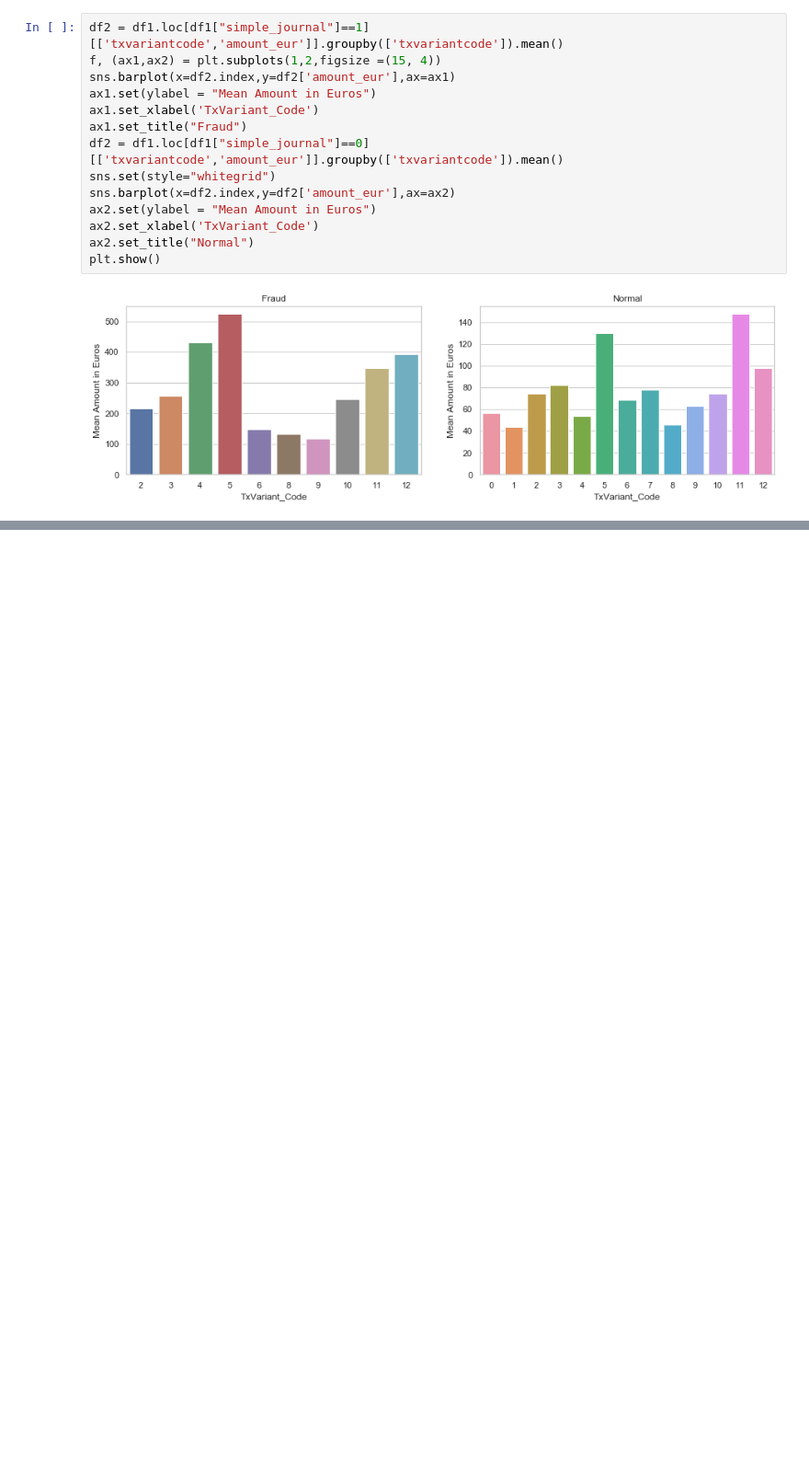
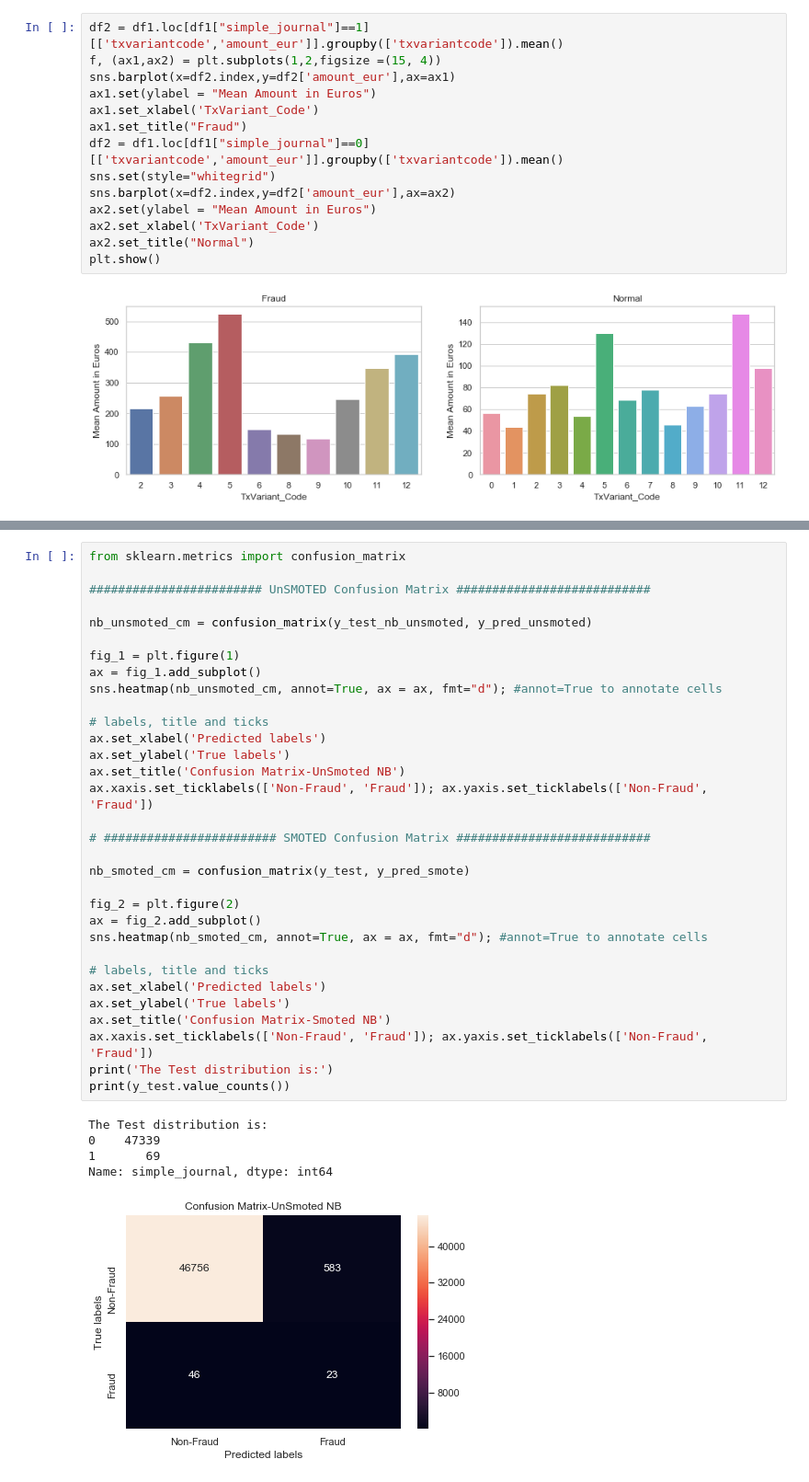
Before and after one commit to adityakunar/cda-2021, a Jupyter notebook: Assignment-1/Lab1_Master.ipynb, the cells around one changed output, grey strips where cells are left out. Shown at 92% size. Cells and saved outputs as stored; diff of their text form; blank space fills up the shorter version.

```diff
--- a/Assignment-1/Lab1_Master.ipynb
+++ b/Assignment-1/Lab1_Master.ipynb
@@ -316,0 +540,38 @@ plt.show()
+# %%
+from sklearn.metrics import confusion_matrix
+
+######################## UnSMOTED Confusion Matrix ###########################
+
+nb_unsmoted_cm = confusion_matrix(y_test_nb_unsmoted, y_pred_unsmoted)
+
+fig_1 = plt.figure(1)
+ax = fig_1.add_subplot()
+sns.heatmap(nb_unsmoted_cm, annot=True, ax = ax, fmt="d"); #annot=True to annotate cells
+
+# labels, title and ticks
+ax.set_xlabel('Predicted labels')
+ax.set_ylabel('True labels')
+ax.set_title('Confusion Matrix-UnSmoted NB')
+ax.xaxis.set_ticklabels(['Non-Fraud', 'Fraud']); ax.yaxis.set_ticklabels(['Non-Fraud', 'Fraud'])
+
+# ######################## SMOTED Confusion Matrix ###########################
+
+nb_smoted_cm = confusion_matrix(y_test, y_pred_smote)
+
+fig_2 = plt.figure(2)
+ax = fig_2.add_subplot()
+sns.heatmap(nb_smoted_cm, annot=True, ax = ax, fmt="d"); #annot=True to annotate cells
+
+# labels, title and ticks
+ax.set_xlabel('Predicted labels')
+ax.set_ylabel('True labels')
+ax.set_title('Confusion Matrix-Smoted NB')
+ax.xaxis.set_ticklabels(['Non-Fraud', 'Fraud']); ax.yaxis.set_ticklabels(['Non-Fraud', 'Fraud'])
+print('The Test distribution is:')
+print(y_test.value_counts())
+# %% [output]
+The Test distribution is:
+0    47339
+1       69
+Name: simple_journal, dtype: int64
+[figure, added]
```
Also changed, not shown: parts of 19 cells of this notebook.
